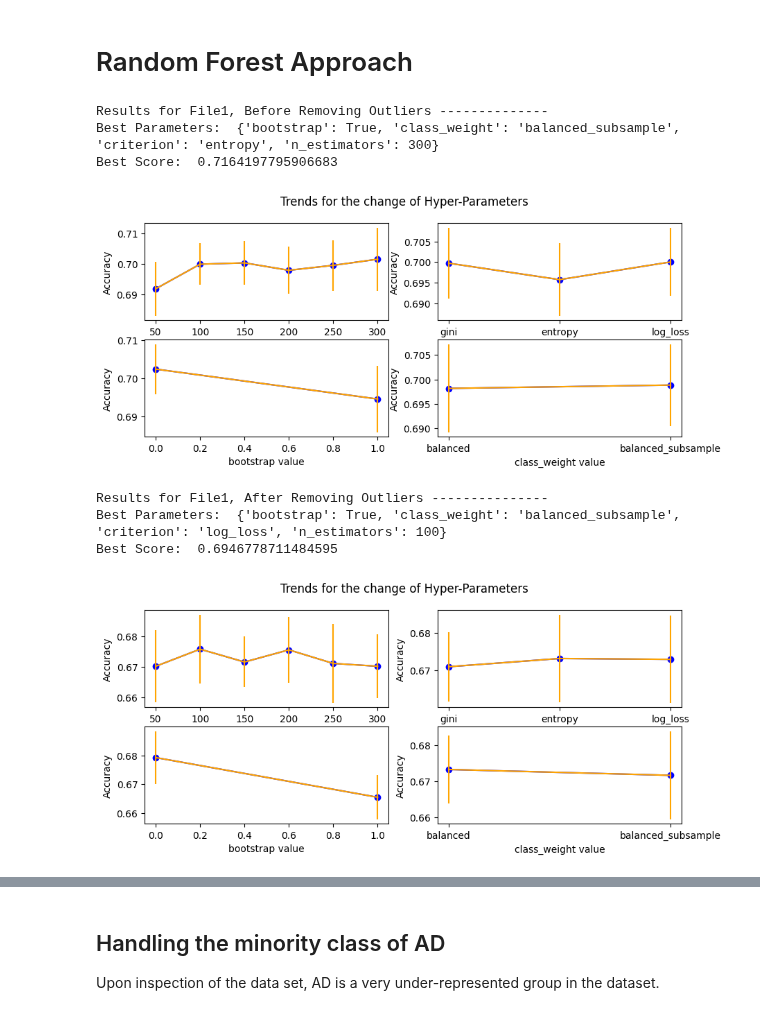
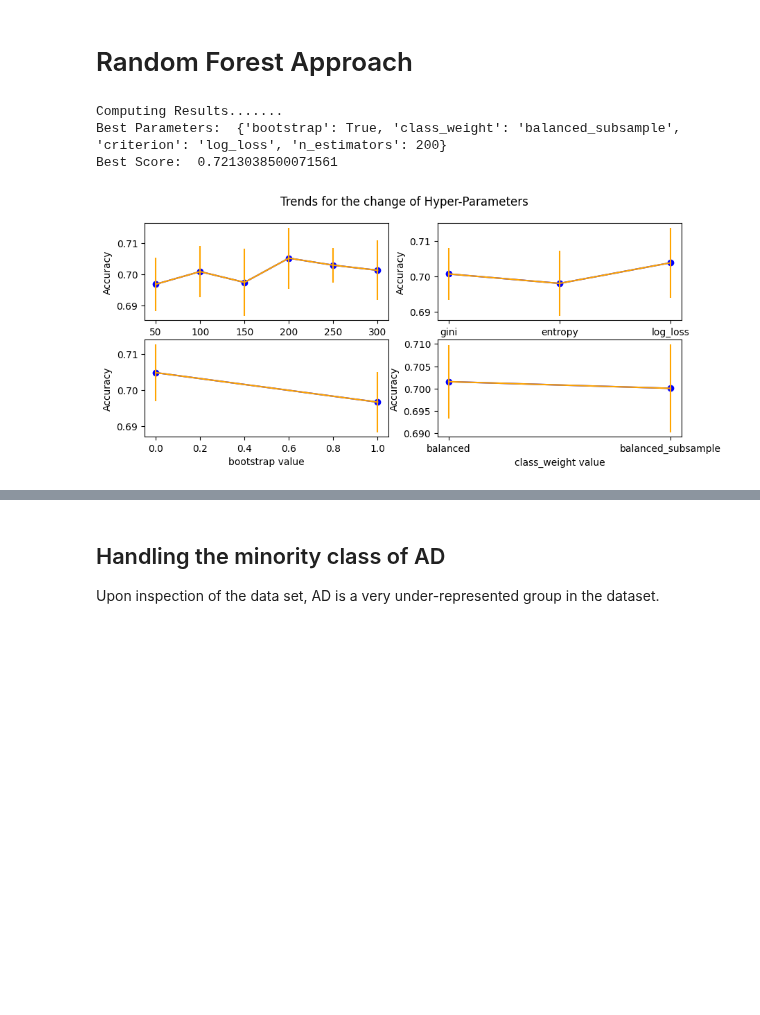
Before and after one commit to danielmakin/NoMoreAlzheimersDisease, a Jupyter notebook: main.ipynb, the cells around one changed output, grey strips where cells are left out. Cells and saved outputs as stored; diff of their text form; code cells hidden in the pictures; blank space fills up the shorter version.

```diff
--- a/main.ipynb
+++ b/main.ipynb
@@ -63,18 +63,11 @@ Accuracy is 0.6111111111111112
 from Classifiers import MyRF
 # %%
 # Before Removing Outliers
-print("Results for File1, Before Removing Outliers --------------")
-rf1_o = MyRF("Data/PreProcessedData/Outliers/File1.csv", ['RID', 'VISCODE'])
-rf1_o.hyper_parameter_selection()
-print("Results for File1, After Removing Outliers ---------------")
-rf1 = MyRF("Data/PreProcessedData/OutliersRemoved/File1.csv", ['RID', 'VISCODE'])
+print("Computing Results.......")
+rf1 = MyRF("Data/PreProcessedData/Outliers/File1.csv", ['RID', 'VISCODE'])
 rf1.hyper_parameter_selection()
 # %% [output]
-Results for File1, Before Removing Outliers --------------
-Best Parameters:  {'bootstrap': True, 'class_weight': 'balanced_subsample', 'criterion': 'entropy', 'n_estimators': 300}
-Best Score:  0.7164197795906683
+Computing Results.......
+Best Parameters:  {'bootstrap': True, 'class_weight': 'balanced_subsample', 'criterion': 'log_loss', 'n_estimators': 200}
+Best Score:  0.7213038500071561
-[figure, old version]
+[figure, new version]
-Results for File1, After Removing Outliers ---------------
-Best Parameters:  {'bootstrap': True, 'class_weight': 'balanced_subsample', 'criterion': 'log_loss', 'n_estimators': 100}
-Best Score:  0.6946778711484595
-[figure, removed]
```
Also changed, not shown: parts of 2 cells of this notebook, 10 other files.
